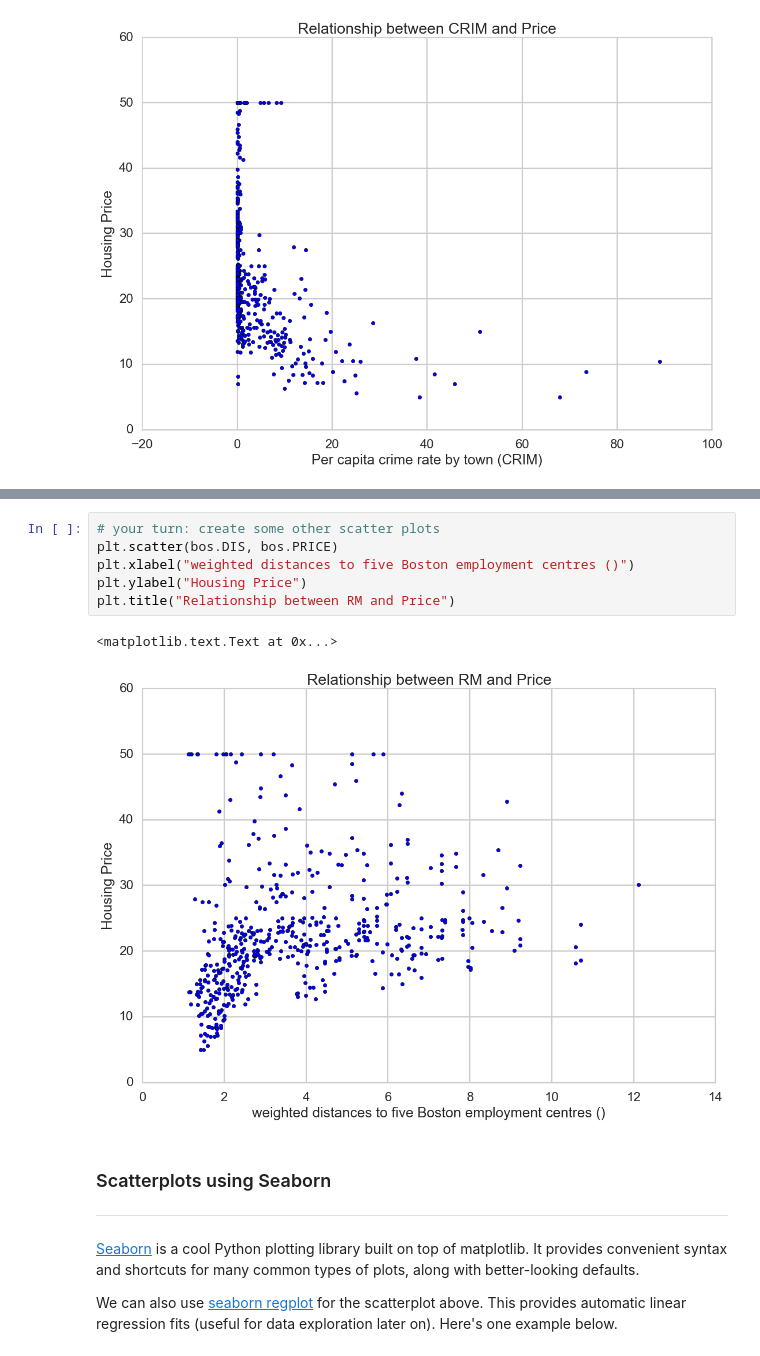
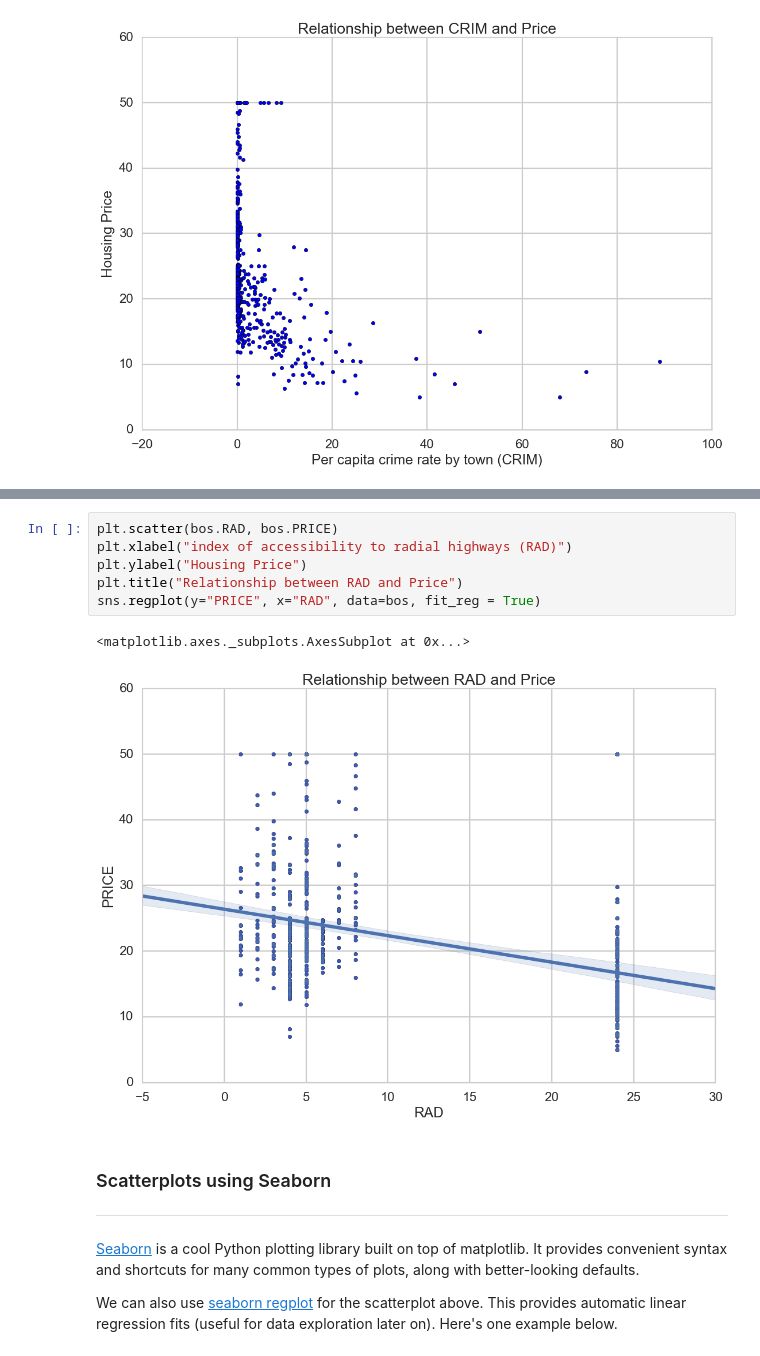
Before and after one commit to TancyKao/SP_miniProjs, a Jupyter notebook: Mini_Project_Linear_Regression_Result.ipynb, the cells around one changed output, grey strips where cells are left out. Drawn from its saved outputs; the diff is of its cells as text.

```diff
--- a/Mini_Project_Linear_Regression_Result.ipynb
+++ b/Mini_Project_Linear_Regression_Result.ipynb
@@ -289,12 +300,12 @@ plt.title("Relationship between RM and Price")
 # %%
-# your turn: create some other scatter plots
-plt.scatter(bos.DIS, bos.PRICE)
-plt.xlabel("weighted distances to five Boston employment centres ()")
+plt.scatter(bos.RAD, bos.PRICE)
+plt.xlabel("index of accessibility to radial highways (RAD)")
 plt.ylabel("Housing Price")
-plt.title("Relationship between RM and Price")
+plt.title("Relationship between RAD and Price")
+sns.regplot(y="PRICE", x="RAD", data=bos, fit_reg = True)
 # %% [output]
-<matplotlib.text.Text at 0x...>
+<matplotlib.axes._subplots.AxesSubplot at 0x...>
-[figure, old version]
+[figure, new version]
 # %% [markdown]
 ### Scatterplots using Seaborn
 ***
```
Also changed, not shown: parts of 48 cells of this notebook.
